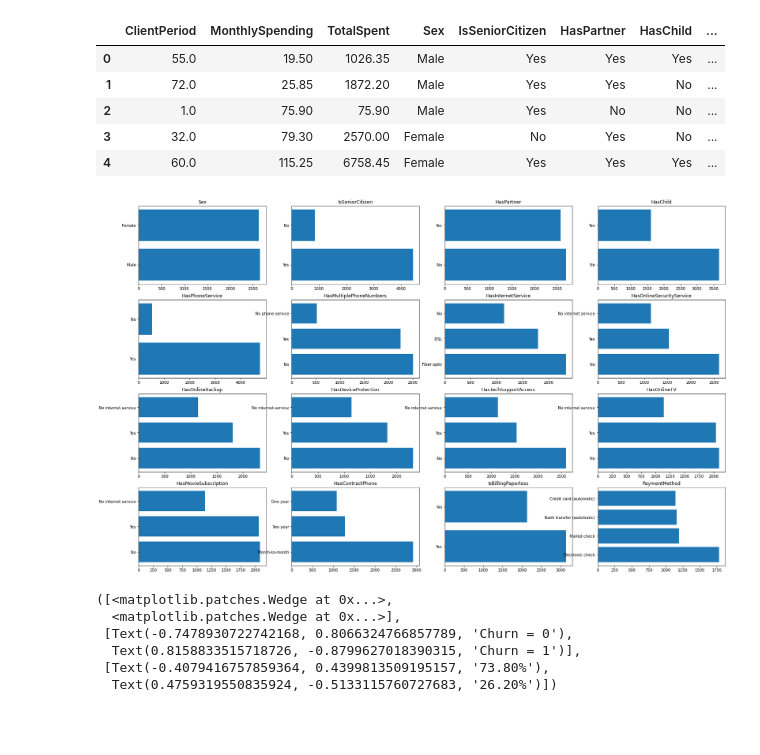
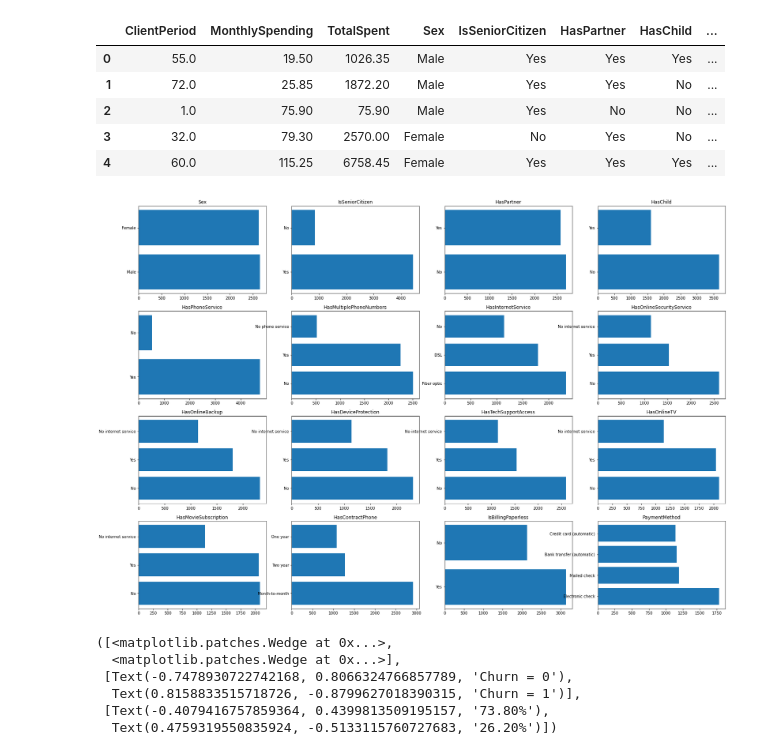
Before and after one commit to superAIyah/DL_MIPT, a Jupyter notebook: 3_Compositions_of_algo/hw/baseline.ipynb, the cells around one changed output. Saved outputs shown, nothing was run; the diff lists cells and outputs as text; code cells hidden in the pictures; blank space fills up the shorter version.

```diff
--- a/3_Compositions_of_algo/hw/baseline.ipynb
+++ b/3_Compositions_of_algo/hw/baseline.ipynb
@@ -279,16 +279,16 @@ data.head()
 | 3 | 32.0 | 79.30 | 2570.00 | Female | No | Yes | No | ... |
 | 4 | 60.0 | 115.25 | 6758.45 | Female | Yes | Yes | Yes | ... |
 # %%
-fig = plt.figure(figsize=(27, 17))
+fig = plt.figure(figsize=(27, 19))
 
 for i, col in zip(np.arange(len(cat_cols))+1, cat_cols):
     ser = data[col].value_counts()
 
     plt.subplot(4, 4, i)
     plt.title(col)
     plt.barh(ser.index, ser.values)
 # %% [output]
-[figure, old version]
+[figure, new version]
 # %%
 y = data.iloc[:, -1].value_counts().values
 labels = ['Churn = 0', 'Churn = 1']
```
Also changed, not shown: parts of 34 cells of this notebook, 1 other file.
